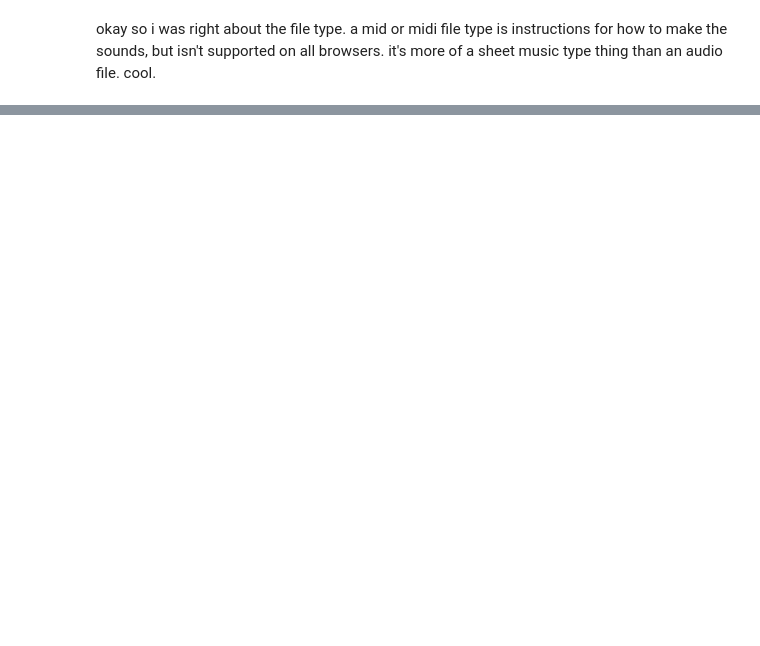
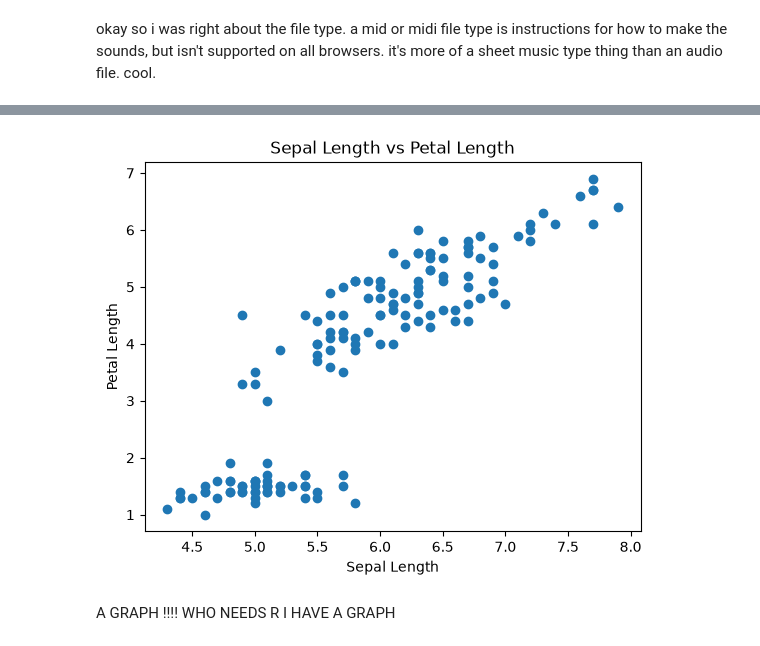
Before and after one commit to audlyworms/ai-for-the-arts, a Jupyter notebook: coding_exercises.ipynb, the cells around one changed output, grey strips where cells are left out. Saved outputs shown, nothing was run; the diff lists cells and outputs as text; code cells hidden in the pictures; blank space fills up the shorter version.

```diff
--- a/coding_exercises.ipynb
+++ b/coding_exercises.ipynb
@@ -197,0 +255,15 @@ okay so i was right about the file type. a mid or midi file type is instructions
+# %%
+from sklearn.datasets import load_iris
+import pandas as pd
+
+# Load dataset
+iris = load_iris()
+
+# Create a DataFrame
+df = pd.DataFrame(iris.data, columns=iris.feature_names)
+
+# Display the first 5 rows
+print(df.head())
+
+# Basic statistics
+print(df.describe())
@@ -197,0 +313,15 @@ okay so i was right about the file type. a mid or midi file type is instructions
+# %%
+# let's try this. i want to make a graph
+plt.scatter(
+    df["sepal length (cm)"],
+    df["petal length (cm)"]
+)
+
+plt.xlabel("Sepal Length")
+plt.ylabel("Petal Length")
+plt.title("Sepal Length vs Petal Length")
+plt.show()
+# %% [output]
+[figure, added]
+# %% [markdown]
+A GRAPH !!!! WHO NEEDS R I HAVE A GRAPH
```
Also changed, not shown: parts of 18 cells of this notebook, 3 other files.
